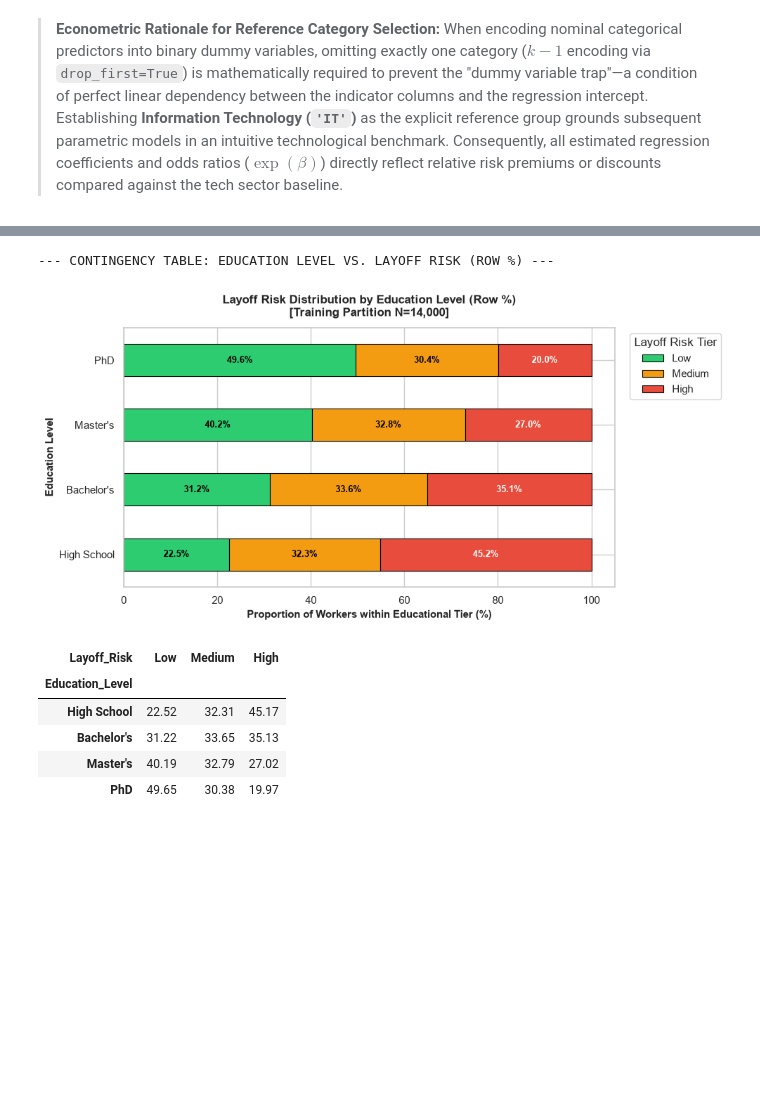
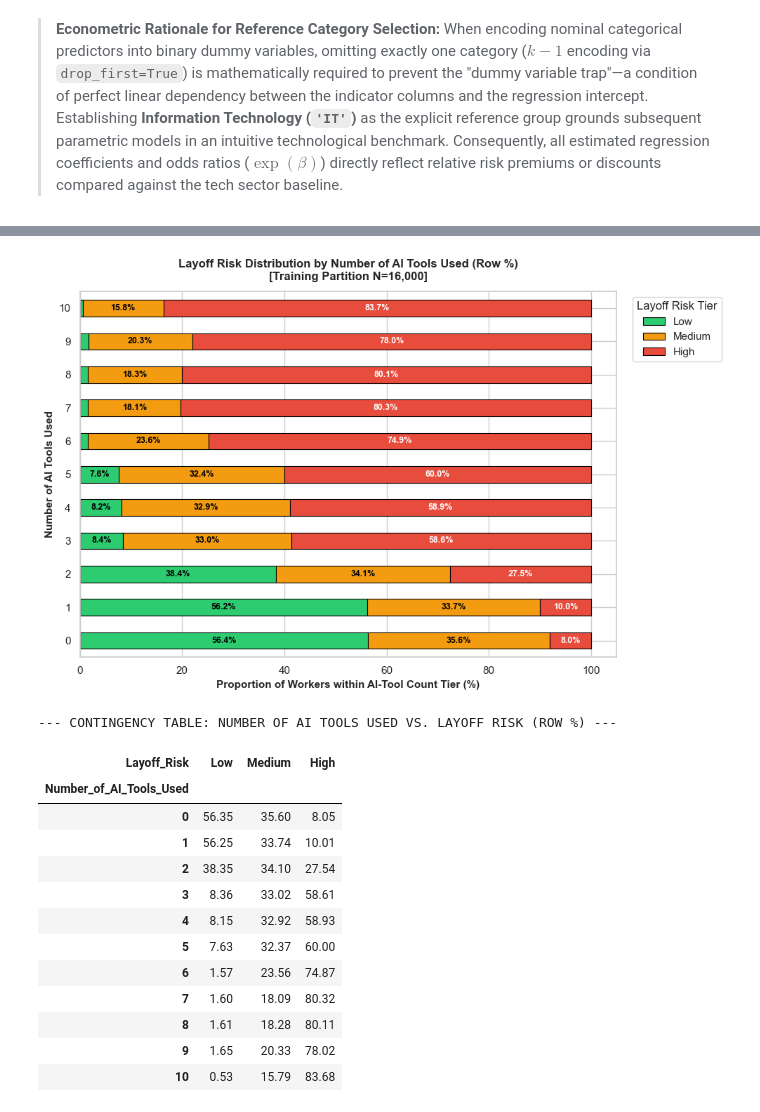
Before and after one commit to Samanzarei-9775/AAI500-Final-Project, a Jupyter notebook: notebooks/data_cleaning_merged.ipynb, the cells around one changed output, grey strips where cells are left out. Drawn from its saved outputs; the diff is of its cells as text; code cells hidden in the pictures; blank space fills up the shorter version.

```diff
--- a/notebooks/data_cleaning_merged.ipynb
+++ b/notebooks/data_cleaning_merged.ipynb
@@ -247,13 +261,15 @@ Age, Years_of_Experience, Education_Level, Industry
     Layoff_Risk: 'Low': 0, 'Medium': 1, 'High': 2
 # %%
 # -------------------------------------------------------------------------
-# Feature Extraction: Isolating the 4 Key Predictors and Target
+# Feature Extraction: Isolating the 5 Key Predictors and Target
+# Industry (nominal) + 4 numeric workload / automation / experience features
 # -------------------------------------------------------------------------
 selected_features = [
-    "Age",
+    "Industry",
     "Years_of_Experience",
-    "Education_Level",
-    "Industry"
+    "Routine_Task_Percentage",
+    "Tasks_Automated_Percentage",
+    "Number_of_AI_Tools_Used"
 ]
 
 target = "Layoff_Risk"
@@ -262,5 +278,6 @@ target = "Layoff_Risk"
 df_model = df[selected_features + [target]].copy()
 print("--- Dataframe Model Row and column check ---")
 print(f"Rows: {df_model.shape[0]:,}, Selected Columns: {df_model.shape[1]}")
+print(f"Predictors: {selected_features}")
 # %% [output]
 --- Dataframe Model Row and column check ---
@@ -277,7 +295,7 @@ target_mapping = {
     'High': 2
 }
 
-df_model[target] = df_model[target].map(target_mapping)
+df_model.loc[:, target] = df_model[target].map(target_mapping)
 
 print("\n--- TARGET ENCODING VERIFICATION ---")
 print(df_model['Layoff_Risk'].value_counts().sort_index())
@@ -503,12 +571,9 @@ For interpretable visualizations, continuous variables (`Age`, `Years_of_Experie
 # Reconstructs unscaled training DataFrame for natural-unit visualization.
 # -------------------------------------------------------------------------
 # Reconstruct natural continuous scale using inverse transform
+# (all 4 numeric predictors are whole numbers, so we round away float noise)
 unscaled_continuous = scaler.inverse_transform(X_train[scale_cols])
-train_eda_df = pd.DataFrame(unscaled_continuous, columns=scale_cols, index=X_train.index)
-
-# Reconstruct ordinal Education_Level label
-inv_edu_map = {0: 'High School', 1: "Bachelor's", 2: "Master's", 3: 'PhD'}
-train_eda_df['Education_Level'] = X_train['Education_Level'].map(inv_edu_map)
+train_eda_df = pd.DataFrame(unscaled_continuous, columns=scale_cols, index=X_train.index).round().astype(int)
 
 # Reconstruct Industry from dummy indicators (Baseline: IT)
 industry_dummies = [c for c in X_train.columns if c.startswith('Industry_')]
@@ -612,51 +690,60 @@ display(bivariate_stats)
 # %%
 # -------------------------------------------------------------------------
-# Cell C — Categorical Credentialing Analysis: Education Level vs. Layoff Risk
+# Cell C — AI Tool Adoption Analysis: Number of AI Tools Used vs. Layoff Risk
 # Cross-tabulation of row percentages and 100% stacked horizontal bar chart.
 # -------------------------------------------------------------------------
-edu_order = ['High School', "Bachelor's", "Master's", 'PhD']
+tools_order = sorted(train_eda_df['Number_of_AI_Tools_Used'].unique())
 
 # Row-normalized cross-tabulation (%)
-edu_risk_crosstab = pd.crosstab(
-    train_eda_df['Education_Level'],
+tools_risk_crosstab = pd.crosstab(
+    train_eda_df['Number_of_AI_Tools_Used'],
     train_eda_df['Layoff_Risk'],
     normalize='index'
-)[RISK_ORDER].reindex(edu_order) * 100
+)[RISK_ORDER].reindex(tools_order) * 100
 
-fig, ax = plt.subplots(figsize=(10, 5))
-edu_risk_crosstab.plot(
+fig, ax = plt.subplots(figsize=(10, 6.5))
+tools_risk_crosstab.plot(
     kind='barh',
     stacked=True,
     color=[RISK_PALETTE[r] for r in RISK_ORDER],
     edgecolor='black',
     linewidth=0.8,
     ax=ax
 )
 
-ax.set_title("Layoff Risk Distribution by Education Level (Row %)\n[Training Partition N=14,000]", fontsize=12, fontweight='bold', pad=12)
-ax.set_xlabel("Proportion of Workers within Educational Tier (%)", fontsize=11, fontweight='bold')
-ax.set_ylabel("Education Level", fontsize=11, fontweight='bold')
+ax.set_title("Layoff Risk Distribution by Number of AI Tools Used (Row %)\n[Training Partition N=16,000]", fontsize=12, fontweight='bold', pad=12)
+ax.set_xlabel("Proportion of Workers within AI-Tool Count Tier (%)", fontsize=11, fontweight='bold')
+ax.set_ylabel("Number of AI Tools Used", fontsize=11, fontweight='bold')
 ax.legend(title="Layoff Risk Tier", bbox_to_anchor=(1.02, 1), loc='upper left', frameon=True)
 
-# Overlay percentage labels inside stacked bar segments
-for n, col_name in enumerate(edu_risk_crosstab.columns):
-    for row_idx, val in enumerate(edu_risk_crosstab[col_name]):
-        cum_val = edu_risk_crosstab.iloc[row_idx, :n].sum() + (val / 2)
+# Overlay percentage labels inside stacked bar segments (skip tiny slivers < 5%)
+for n, col_name in enumerate(tools_risk_crosstab.columns):
+    for row_idx, val in enumerate(tools_risk_crosstab[col_name]):
+        if val < 5:
+            continue
+        cum_val = tools_risk_crosstab.iloc[row_idx, :n].sum() + (val / 2)
         font_col = 'white' if col_name == 'High' else 'black'
-        ax.text(cum_val, row_idx, f"{val:.1f}%", ha='center', va='center', color=font_col, fontweight='bold', fontsize=9.5)
+        ax.text(cum_val, row_idx, f"{val:.1f}%", ha='center', va='center', color=font_col, fontweight='bold', fontsize=9)
 
 plt.tight_layout()
 plt.show()
 
-print("--- CONTINGENCY TABLE: EDUCATION LEVEL VS. LAYOFF RISK (ROW %) ---")
-display(edu_risk_crosstab.round(2))
+print("--- CONTINGENCY TABLE: NUMBER OF AI TOOLS USED VS. LAYOFF RISK (ROW %) ---")
+display(tools_risk_crosstab.round(2))
 # %% [output]
+[figure, new version]
---- CONTINGENCY TABLE: EDUCATION LEVEL VS. LAYOFF RISK (ROW %) ---
+--- CONTINGENCY TABLE: NUMBER OF AI TOOLS USED VS. LAYOFF RISK (ROW %) ---
-[figure, old version]
 | Layoff_Risk | Low | Medium | High |
-| Education_Level |  |  |  |
-| High School | 22.52 | 32.31 | 45.17 |
-| Bachelor's | 31.22 | 33.65 | 35.13 |
-| Master's | 40.19 | 32.79 | 27.02 |
-| PhD | 49.65 | 30.38 | 19.97 |
+| Number_of_AI_Tools_Used |  |  |  |
+| 0 | 56.35 | 35.60 | 8.05 |
+| 1 | 56.25 | 33.74 | 10.01 |
+| 2 | 38.35 | 34.10 | 27.54 |
+| 3 | 8.36 | 33.02 | 58.61 |
+| 4 | 8.15 | 32.92 | 58.93 |
+| 5 | 7.63 | 32.37 | 60.00 |
+| 6 | 1.57 | 23.56 | 74.87 |
+| 7 | 1.60 | 18.09 | 80.32 |
+| 8 | 1.61 | 18.28 | 80.11 |
+| 9 | 1.65 | 20.33 | 78.02 |
+| 10 | 0.53 | 15.79 | 83.68 |
 # %% [markdown]
```
Also changed, not shown: parts of 26 cells of this notebook, 11 other files.
